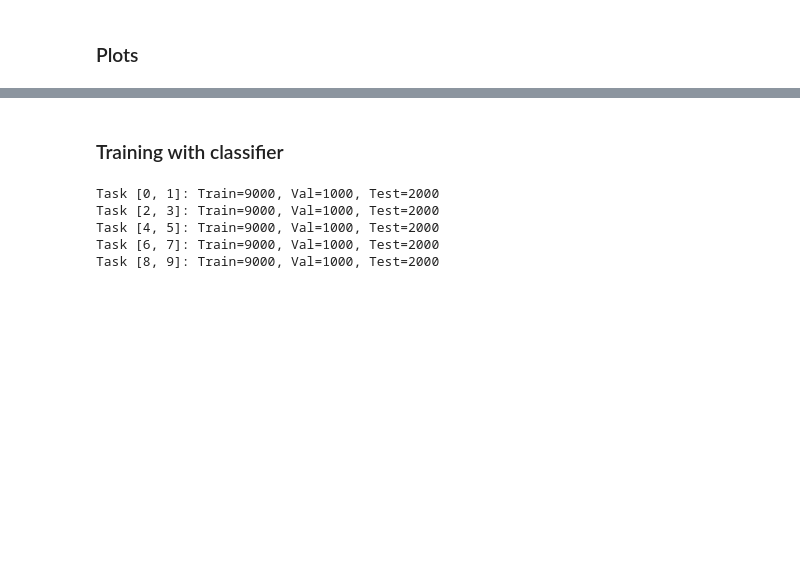
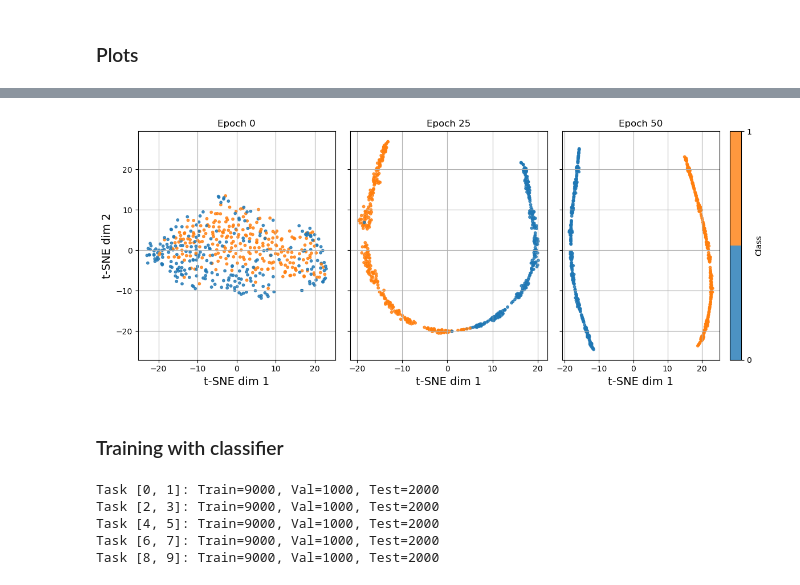
Before and after one commit to LucioLuque/Vision_Artificial_Avanzada-TP1-Continual_Learning, a Jupyter notebook: notebooks/parte42.ipynb, the cells around one changed output, grey strips where cells are left out. Drawn from its saved outputs; the diff is of its cells as text; code cells hidden in the pictures; blank space fills up the shorter version.

```diff
--- a/notebooks/parte42.ipynb
+++ b/notebooks/parte42.ipynb
@@ -44,41 +49,47 @@ plt.show()
 # %%
 tsne_path = "../results/backbone_tsne.npz"
 with np.load(tsne_path) as data:
     tsne_embeddings = data["embeddings"]
     tsne_labels = data["labels"]
     snapshot_epochs = data["epochs"]
 
-class_ticks = np.unique(tsne_labels)
+fig, axes = plt.subplots(1, tsne_embeddings.shape[0], figsize=(12, 5), sharey=True)
 
-fig, axes = plt.subplots(1, tsne_embeddings.shape[0], figsize=(12, 5), sharey=True)
-if tsne_embeddings.shape[0] == 1:
-    axes = [axes]
+cmap2 = ListedColormap(["tab:blue", "tab:orange"])
 
 for i, ax in enumerate(axes):
     scatter = ax.scatter(
         tsne_embeddings[i, :, 0],
         tsne_embeddings[i, :, 1],
-        c=tsne_labels[i],
-        cmap="tab10",
+        c=tsne_labels[i],      # labels 0 y 1
+        cmap=cmap2,
         s=10,
         alpha=0.8,
-        vmin=class_ticks.min(),
-        vmax=class_ticks.max(),
+        vmin=0,
+        vmax=1
     )
+
     ax.set_title(f"Epoch {int(snapshot_epochs[i])}")
     ax.set_xlabel("t-SNE dim 1", fontsize=14)
+
     if i == 0:
         ax.set_ylabel("t-SNE dim 2", fontsize=14)
+
     if i == len(axes) - 1:
-        cbar = fig.colorbar(scatter, ax=ax, ticks=class_ticks, label="Class")
-        cbar.ax.set_yticklabels([str(int(cls)) for cls in class_ticks])
+        cbar = fig.colorbar(scatter, ax=ax, ticks=[0, 1], label="Class")
+        cbar.ax.set_yticklabels(["0", "1"])
+
     ax.grid(True)
 
 fig.tight_layout()
+
 path = "../images/backbone_training_tsnes.png"
 os.makedirs(os.path.dirname(path), exist_ok=True)
 fig.savefig(path, dpi=300, bbox_inches="tight")
+
 plt.show()
+# %% [output]
+[figure, added]
 # %% [markdown]
 ### Training with classifier
 # %%
```
Also changed, not shown: parts of 5 cells of this notebook, 55 other files.
